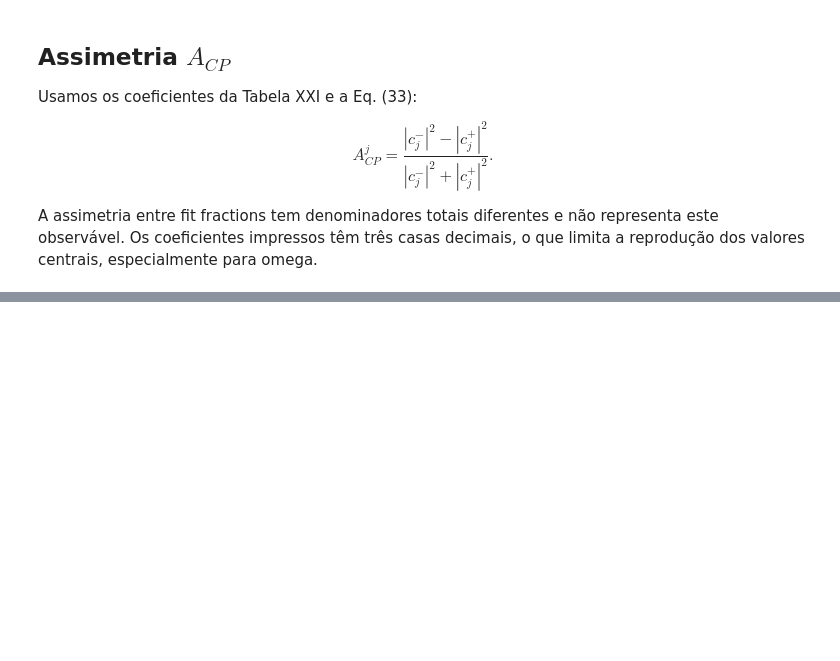
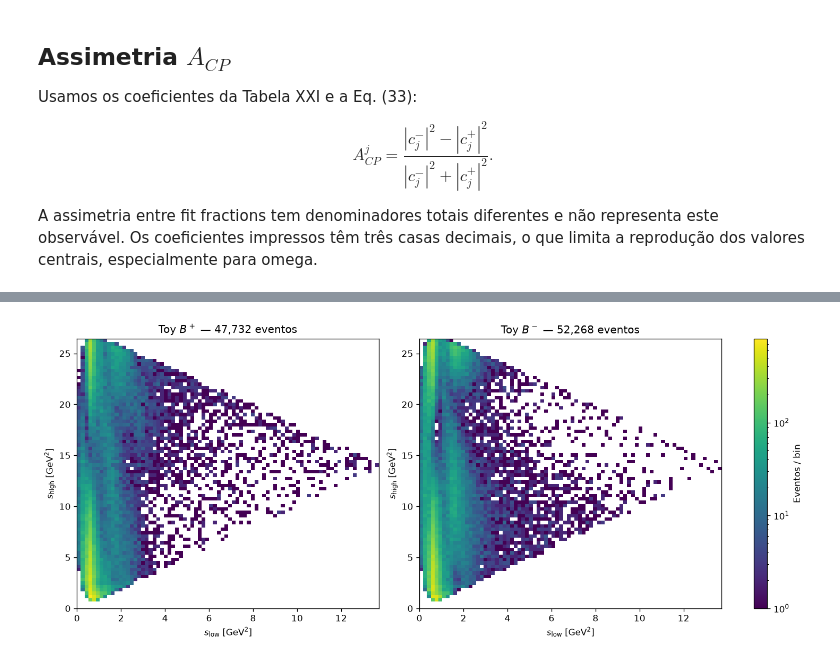
Before and after one commit to JuanBSLeite/DalitzPlotFitter, a Jupyter notebook: notebooks/benchmark/paper_isobar_benchmark.ipynb, the cells around one changed output, grey strips where cells are left out. Drawn from its saved outputs; the diff is of its cells as text; code cells hidden in the pictures; blank space fills up the shorter version.

```diff
--- a/notebooks/benchmark/paper_isobar_benchmark.ipynb
+++ b/notebooks/benchmark/paper_isobar_benchmark.ipynb
@@ -227,0 +468,33 @@ Isso valida o fitter com sinal puro, mas não substitui a reprodução do ajuste
+# %%
+import matplotlib.pyplot as plt
+from matplotlib.colors import LogNorm
+
+PROJECTION_SIZE = 500_000
+PROJECTION_SEED = 190905214
+PROJECTION_BINS = 60
+
+# Mesmos bins e escala de cores para comparar as duas cargas.
+folded_coordinates = [
+    (np.minimum(np.asarray(data.s13), np.asarray(data.s23)),
+     np.maximum(np.asarray(data.s13), np.asarray(data.s23)))
+    for data in (plus_toy, minus_toy)
+]
+xmax = max(float(x.max()) for x, y in folded_coordinates)
+ymax = max(float(y.max()) for x, y in folded_coordinates)
+edges_low = np.linspace(0, xmax * 1.001, 81)
+edges_high = np.linspace(0, ymax * 1.001, 81)
+counts = [np.histogram2d(x, y, bins=(edges_low, edges_high))[0]
+          for x, y in folded_coordinates]
+color_norm = LogNorm(vmin=1, vmax=max(float(h.max()) for h in counts))
+fig, axes = plt.subplots(1, 2, figsize=(12, 5), constrained_layout=True)
+for ax, histogram, charge, data in zip(
+    axes, counts, ("+", "-"), (plus_toy, minus_toy), strict=True
+):
+    mesh = ax.pcolormesh(edges_low, edges_high, np.ma.masked_less(histogram.T, 1),
+                         norm=color_norm, cmap="viridis", shading="auto")
+    ax.set(xlabel=r"$s_{\rm low}$ [GeV$^2$]", ylabel=r"$s_{\rm high}$ [GeV$^2$]",
+           title=rf"Toy $B^{charge}$ — {data.size:,} eventos")
+fig.colorbar(mesh, ax=axes, label="Eventos / bin")
+plt.show()
+# %% [output]
+[figure, added]
```
Also changed, not shown: parts of 18 cells of this notebook, 1 other file.
